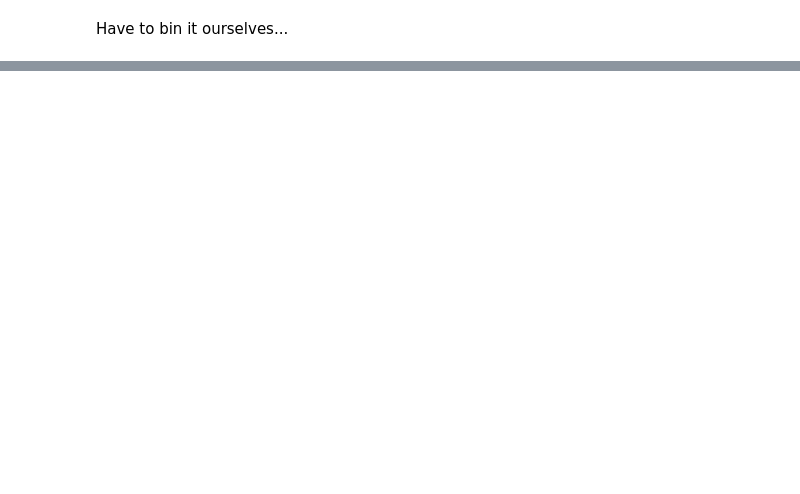
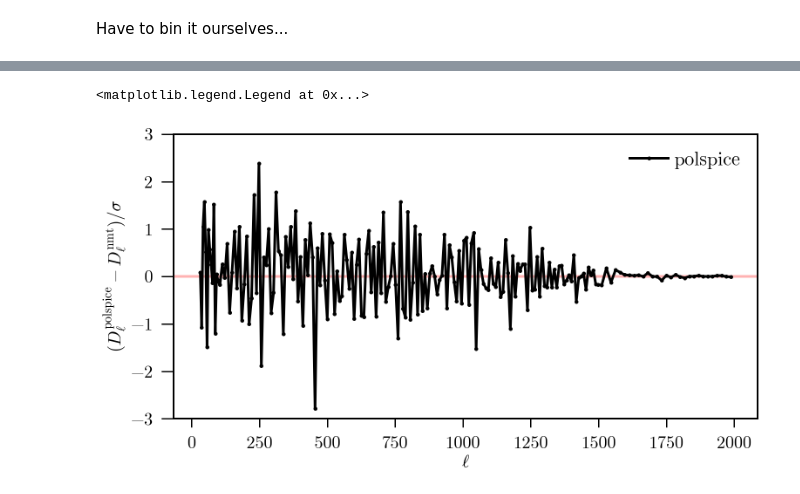
Before and after one commit to xzackli/PSpipe, a Jupyter notebook: project/Planck/Example 3. Spice Test.ipynb, the cells around one changed output, grey strips where cells are left out. Drawn from its saved outputs; the diff is of its cells as text; code cells hidden in the pictures; blank space fills up the shorter version.

```diff
--- a/project/Planck/Example 3. Spice Test.ipynb
+++ b/project/Planck/Example 3. Spice Test.ipynb
@@ -129,7 +134,7 @@ rawcl = fits.open('cl.fits')[1].data['TT'] * pixwin**2
 # %% [markdown]
 Have to bin it ourselves...
 # %%
-binleft, binright = np.genfromtxt('Planck_data/binused.dat',
+binleft, binright = np.genfromtxt('planck_spectra//binused.dat',
                                           unpack=True, usecols=(0,1), dtype=((int), (int)))
 
 binleft, binright = binleft, binright
@@ -153,15 +161,18 @@ plt.legend()
 # %%
 plt.figure(figsize=(12,6))
 plt.axhline(0, color='red', alpha=0.3)
 # plot the fractional difference
 # plt.plot(lb_pspy,(Cb_pspy-Cb_namaster[0][:100])/Cb_namaster[0][:100], label='pspy')
 plt.ylabel(r'$(D_{\ell}^{\mathrm{polspice}} - D^{\rm nmt}_{\ell}) / \sigma$',fontsize=20)
 plt.xlabel(r'$\ell$',fontsize=20)
 
 lmin_,lmax_,l,cl,error=np.loadtxt('planck_spectra/spectra_' + f'TT_{143}x{143}' + '.dat',unpack=True)
 # plot the fractional difference
-plt.plot(lb[6:199+6],(Cb_polspice-Cb_namaster[0])[6:199+6]/error, 'k.-', label='polspice')
+plt.plot(lb[len(bonus_left):-16],
+         (Cb_polspice-Cb_namaster[0][len(bonus_left):])[:-16]/error, 'k.-', label='polspice')
 
-plt.xlim(0,2048)
-plt.ylim(-2.5, 2.5)
+plt.ylim(-3, 3)
 plt.legend()
+# %% [output]
+<matplotlib.legend.Legend at 0x...>
+[figure, added]
```
Also changed, not shown: parts of 13 cells of this notebook.
